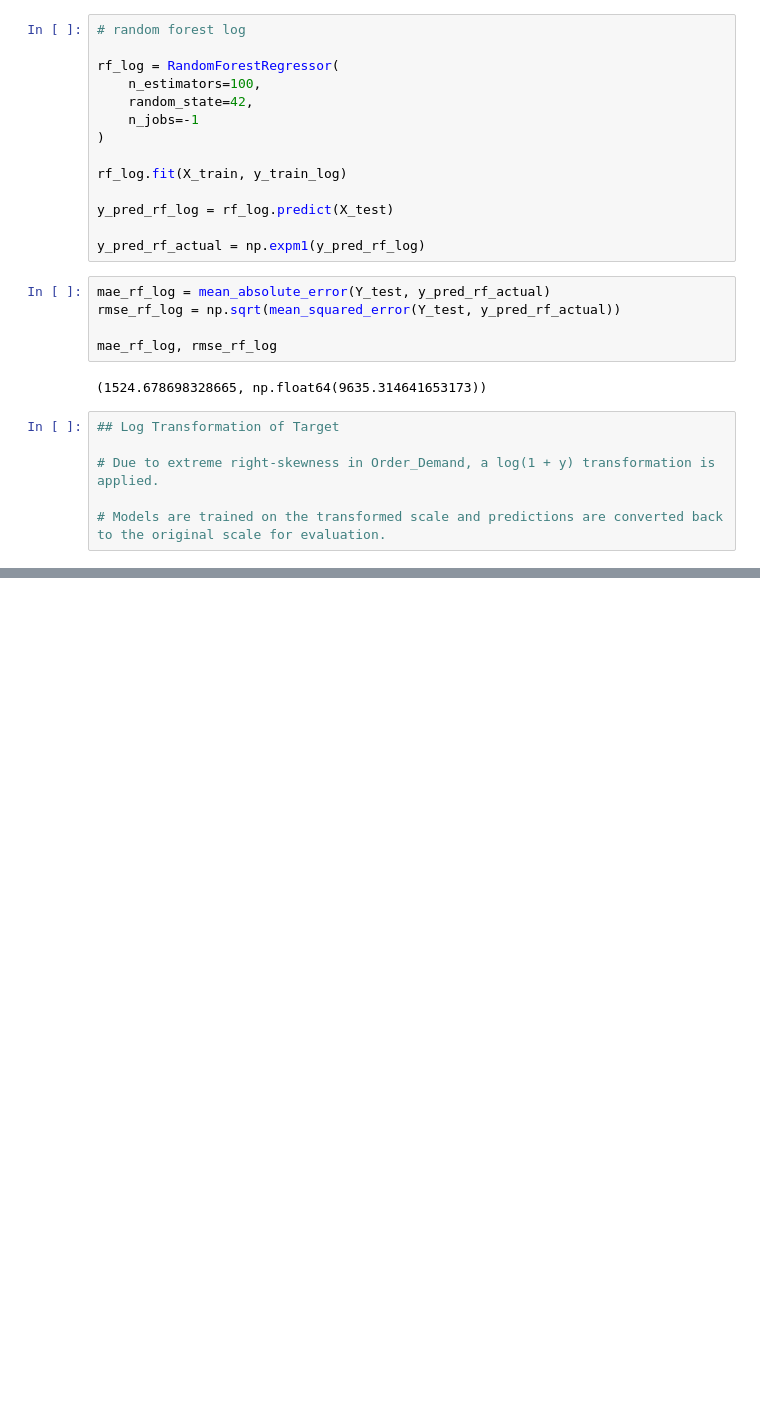
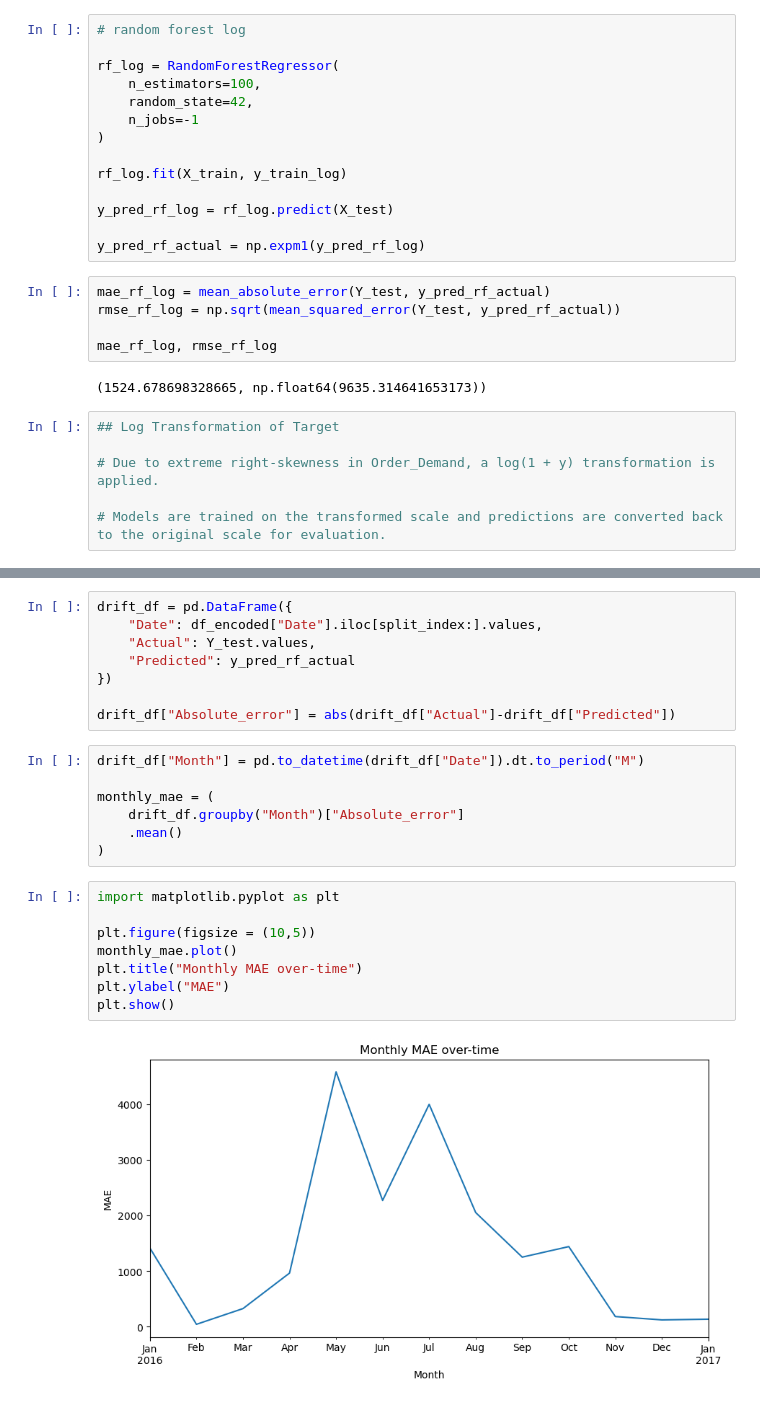
Before and after one commit to Jenish045/drift-aware-demand-forecasting-ml, a Jupyter notebook: notebooks/03_global_ml_model.ipynb, the cells around one changed output, grey strips where cells are left out. Cells and saved outputs as stored; diff of their text form; blank space fills up the shorter version.

Commit message:
Implemented temporal performance monitoring for drift detection

```diff
--- a/notebooks/03_global_ml_model.ipynb
+++ b/notebooks/03_global_ml_model.ipynb
@@ -318,0 +330,25 @@ mae_rf_log, rmse_rf_log
+# %%
+drift_df = pd.DataFrame({
+    "Date": df_encoded["Date"].iloc[split_index:].values,
+    "Actual": Y_test.values,
+    "Predicted": y_pred_rf_actual
+})
+
+drift_df["Absolute_error"] = abs(drift_df["Actual"]-drift_df["Predicted"])
+# %%
+drift_df["Month"] = pd.to_datetime(drift_df["Date"]).dt.to_period("M")
+
+monthly_mae = (
+    drift_df.groupby("Month")["Absolute_error"]
+    .mean()
+)
+# %%
+import matplotlib.pyplot as plt
+
+plt.figure(figsize = (10,5))
+monthly_mae.plot()
+plt.title("Monthly MAE over-time")
+plt.ylabel("MAE")
+plt.show()
+# %% [output]
+[figure, added]
```
Also changed, not shown: parts of 1 cell of this notebook.
